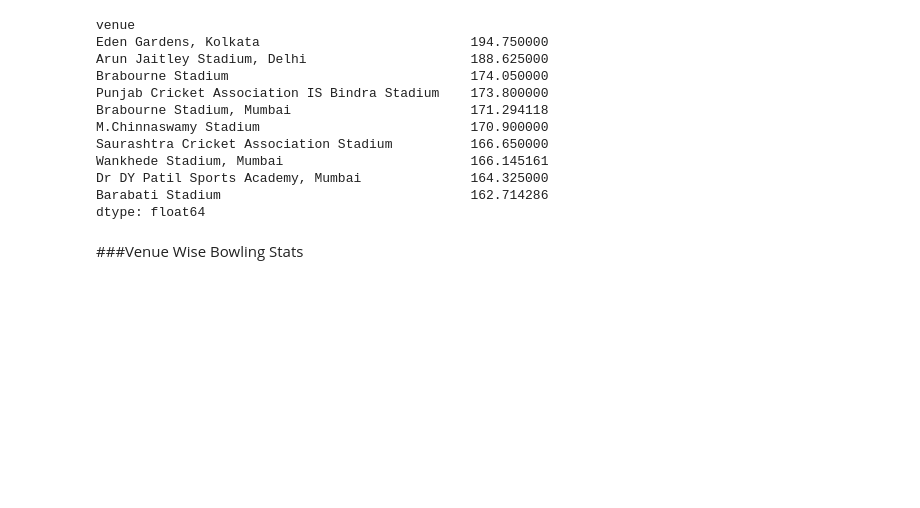
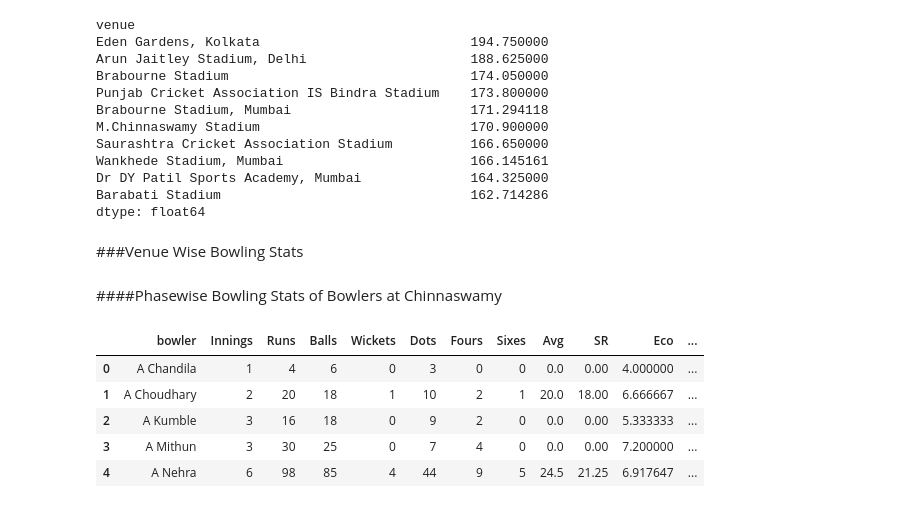
Before and after one commit to MahimnaDarji/Cricket-Analysis, a Jupyter notebook: IPL_Stats_Analysis(Bowling).ipynb, the cells around one changed output. Drawn from its saved outputs; the diff is of its cells as text; code cells hidden in the pictures; blank space fills up the shorter version.

```diff
--- a/IPL_Stats_Analysis(Bowling).ipynb
+++ b/IPL_Stats_Analysis(Bowling).ipynb
@@ -696,8 +710,27 @@ dtype: float64
 # %% [markdown]
 ###Venue Wise Bowling Stats
 # %%
-def venuestats(alldata,currentvenue):
+def runs_per_wickets(runs,wickets):
+  if wickets>0:
+    return runs/wickets
+  else:
+    return 0
+
+def balls_per_wickets(balls,wickets):
+  if wickets>0:
+    return balls/wickets
+  else:
+    return 0
+
+def runs_per_ball(runs,balls):
+  if balls>0:
+    return runs/balls
+  else:
+    return 0
+
+def venuestats(alldata,currentphase,currentvenue):
   alldata=alldata[alldata.venue == currentvenue]
+  alldata=alldata[alldata.phase == currentphase]
   alldata.reset_index(inplace=True,drop=True)
 
   alldata['isDot']=alldata['total_runs'].apply(lambda x: 1 if x==0 else 0)
@@ -714,8 +747,22 @@ def venuestats(alldata,currentvenue):
   sixes=pd.DataFrame(alldata.groupby('bowler')['isSix'].sum()).reset_index().rename(columns={'isSix':'Sixes'})
 
   alldata=pd.merge(innings,runs,on='bowler').merge(balls,on='bowler').merge(wickets,on='bowler').merge(dots,on='bowler').merge(fours,on='bowler').merge(sixes,on='bowler')
-  alldata['RPW']=alldata.apply(lambda x: runs_per_wickets(x['Runs'],x['Wickets']),axis=1)
-  alldata['BPW']=alldata.apply(lambda x: balls_per_wickets(x['Balls'],x['Wickets']),axis=1)
+  alldata['Avg']=alldata.apply(lambda x: runs_per_wickets(x['Runs'],x['Wickets']),axis=1)
+  alldata['SR']=alldata.apply(lambda x: balls_per_wickets(x['Balls'],x['Wickets']),axis=1)
+  alldata['Eco']=alldata.apply(lambda x:6*(runs_per_ball(x['Runs'],x['Balls'])),axis=1)
   alldata['dot%']=alldata.apply(lambda x: 100*(x['Dots']/x['Balls']),axis=1)
 
   return alldata
+# %% [markdown]
+####Phasewise Bowling Stats of Bowlers at Chinnaswamy
+# %%
+chinnaswamy=venuestats(alldata,'Powerplay','M Chinnaswamy Stadium')
+# %%
+chinnaswamy.head(5)
+# %% [output]
+|  | bowler | Innings | Runs | Balls | Wickets | Dots | Fours | Sixes | Avg | SR | Eco | ... |
+| 0 | A Chandila | 1 | 4 | 6 | 0 | 3 | 0 | 0 | 0.0 | 0.00 | 4.000000 | ... |
+| 1 | A Choudhary | 2 | 20 | 18 | 1 | 10 | 2 | 1 | 20.0 | 18.00 | 6.666667 | ... |
+| 2 | A Kumble | 3 | 16 | 18 | 0 | 9 | 2 | 0 | 0.0 | 0.00 | 5.333333 | ... |
+| 3 | A Mithun | 3 | 30 | 25 | 0 | 7 | 4 | 0 | 0.0 | 0.00 | 7.200000 | ... |
+| 4 | A Nehra | 6 | 98 | 85 | 4 | 44 | 9 | 5 | 24.5 | 21.25 | 6.917647 | ... |
```
Also changed, not shown: parts of 36 cells of this notebook.
